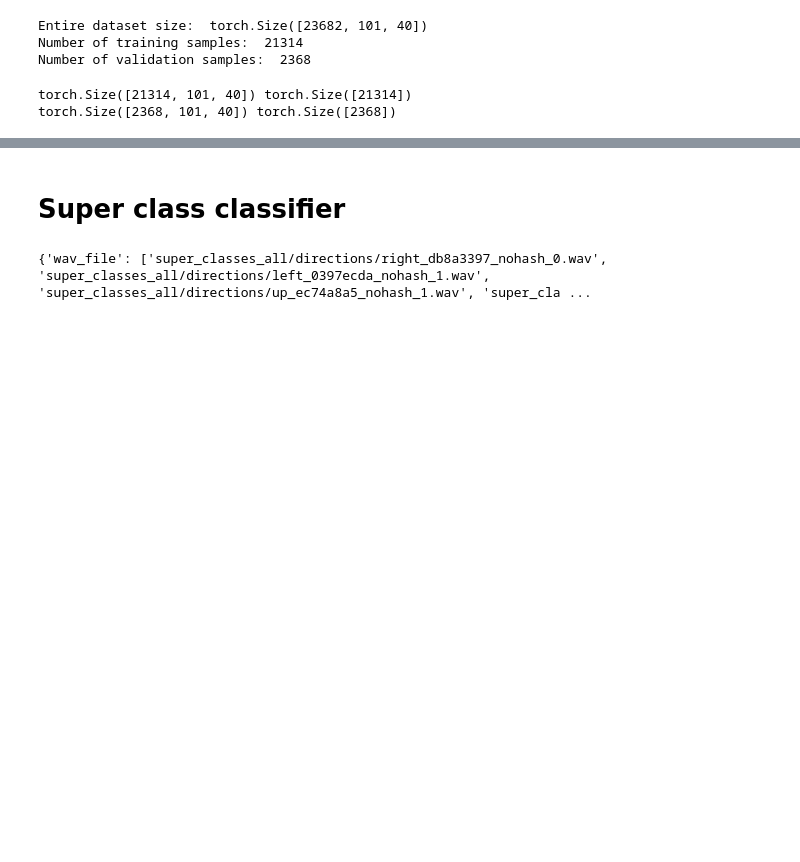
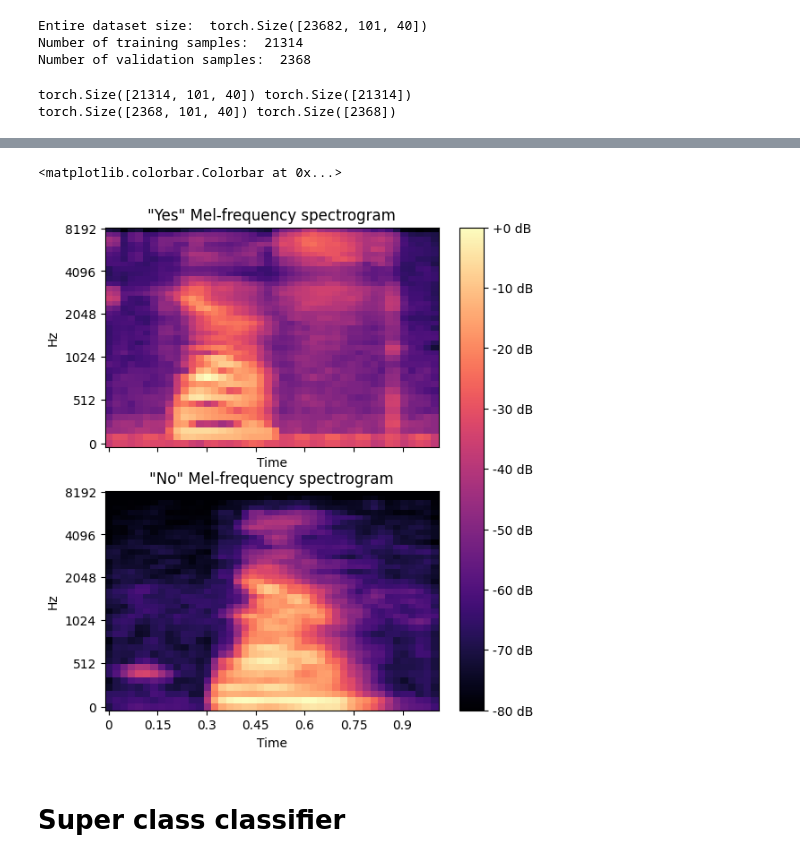
Before and after one commit to aczhang9/applied_ml_proj, a Jupyter notebook: pre_processing_all.ipynb, the cells around one changed output, grey strips where cells are left out. Saved outputs shown, nothing was run; the diff lists cells and outputs as text; code cells hidden in the pictures; blank space fills up the shorter version.

Commit message:
add training without drift and plot spectrograms

```diff
--- a/pre_processing_all.ipynb
+++ b/pre_processing_all.ipynb
@@ -416,19 +389,23 @@ plt.show()
+# %%
+# plot example mel spectrograms
+fig, ax = plt.subplots(figsize=(6,7), nrows=2, ncols=1, sharex=True)
+y, sr = librosa.load('yes/00f0204f_nohash_0.wav')
+S = librosa.feature.melspectrogram(y=y, sr=sr, n_mels=40, fmax=8000)
+S_dB = librosa.power_to_db(S, ref=np.max)
+img = librosa.display.specshow(S_dB, x_axis='time',
+                         y_axis='mel', sr=sr,
+                         fmax=8000, ax=ax[0])
+ax[0].set(title='"Yes" Mel-frequency spectrogram')
+y, sr = librosa.load('no/0132a06d_nohash_3.wav')
+S = librosa.feature.melspectrogram(y=y, sr=sr, n_mels=40, fmax=8000)
+S_dB = librosa.power_to_db(S, ref=np.max)
+img = librosa.display.specshow(S_dB, x_axis='time',
+                         y_axis='mel', sr=sr,
+                         fmax=8000, ax=ax[1])
+ax[1].set(title='"No" Mel-frequency spectrogram')
+fig.colorbar(img, ax=ax, format='%+2.0f dB')
+# %% [output]
+<matplotlib.colorbar.Colorbar at 0x...>
+[figure, added]
 # %% [markdown]
 # Super class classifier
-# %%
-super_classes =  ['directions', 'commands', 'binary_commands']
-parent_dir = 'super_classes_all/'
-file_dict = { 'wav_file' : [], 'class': [], 'fold':[]}
-
-for i in super_classes:
-    class_dir = parent_dir+i
-    files = [class_dir + '/' + j for j in os.listdir(class_dir)]
-    fold = [random.randint(1,10) for i in range(len(files))]
-    file_dict['wav_file'] += files
-    file_dict['class'] += [i]*len(files)
-    file_dict['fold'] += fold
-df= pd.DataFrame(file_dict)
-print(df)
-#print(file_dict)
-# %% [output]
-{'wav_file': ['super_classes_all/directions/right_db8a3397_nohash_0.wav', 'super_classes_all/directions/left_0397ecda_nohash_1.wav', 'super_classes_all/directions/up_ec74a8a5_nohash_1.wav', 'super_cla ...
```
Also changed, not shown: parts of 20 cells of this notebook.
